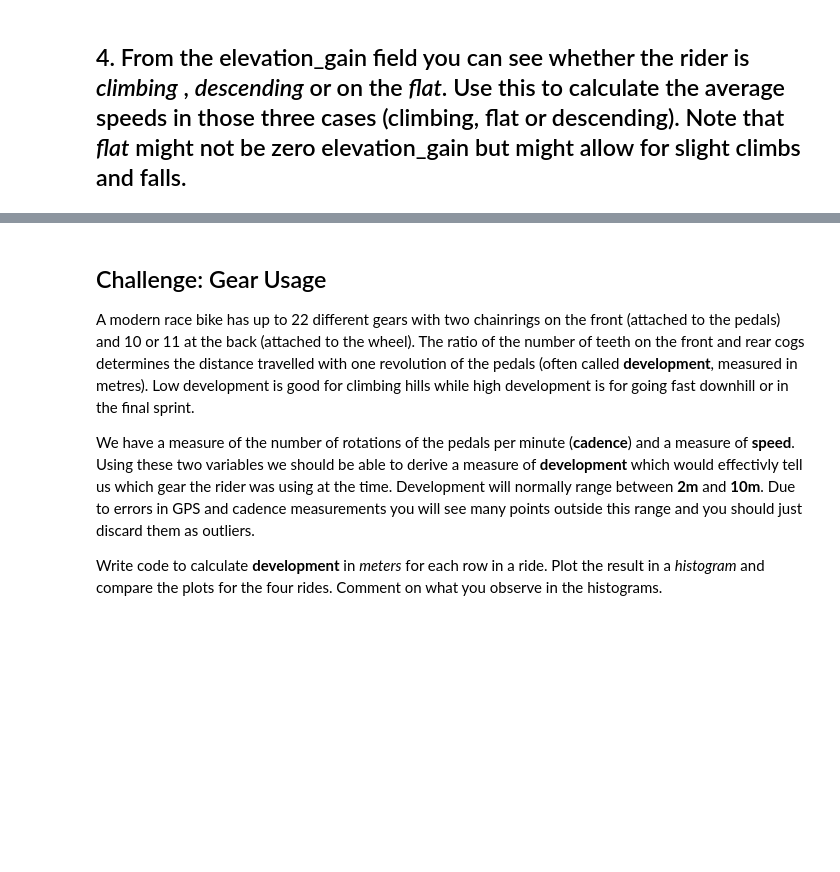
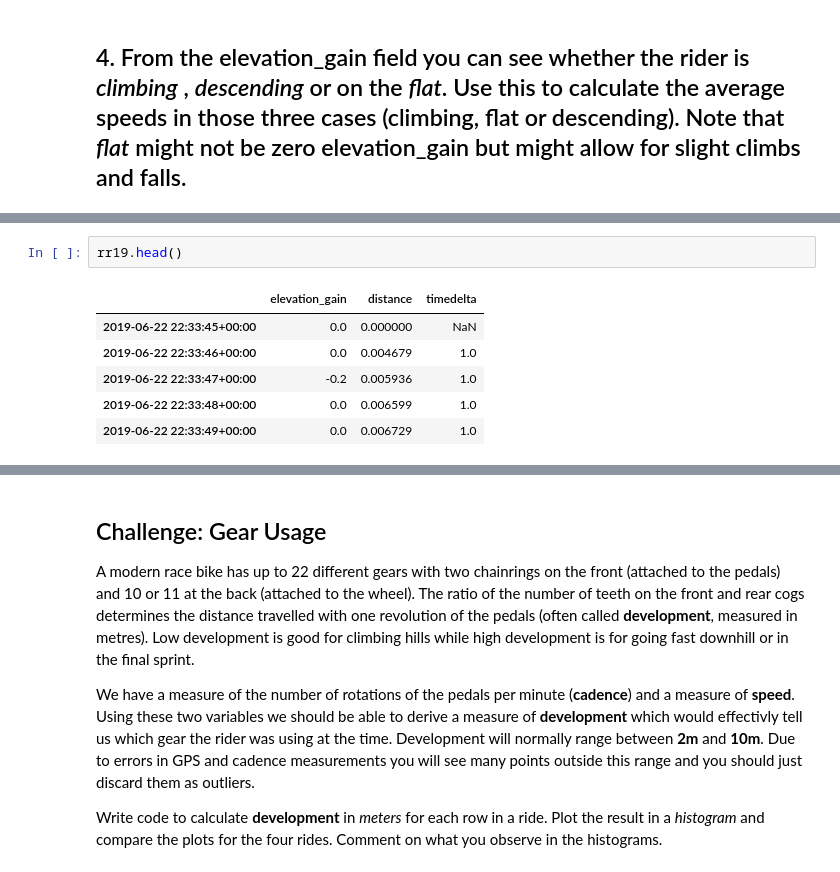
Before and after one commit to MQCOMP2200-S2-2021/data-science-portfolio-wenkangmq, a Jupyter notebook: Portfolio 1.ipynb, the cells around one changed output, grey strips where cells are left out. Saved outputs shown, nothing was run; the diff lists cells and outputs as text; blank space fills up the shorter version.

```diff
--- a/Portfolio 1.ipynb
+++ b/Portfolio 1.ipynb
@@ -192,0 +205,9 @@ Steve did better in 2019, because he finished earlier. And in 2016, apparently t
+# %%
+rr19.head()
+# %% [output]
+|  | elevation_gain | distance | timedelta |
+| 2019-06-22 22:33:45+00:00 | 0.0 | 0.000000 | NaN |
+| 2019-06-22 22:33:46+00:00 | 0.0 | 0.004679 | 1.0 |
+| 2019-06-22 22:33:47+00:00 | -0.2 | 0.005936 | 1.0 |
+| 2019-06-22 22:33:48+00:00 | 0.0 | 0.006599 | 1.0 |
+| 2019-06-22 22:33:49+00:00 | 0.0 | 0.006729 | 1.0 |
```
Also changed, not shown: parts of 6 cells of this notebook.
